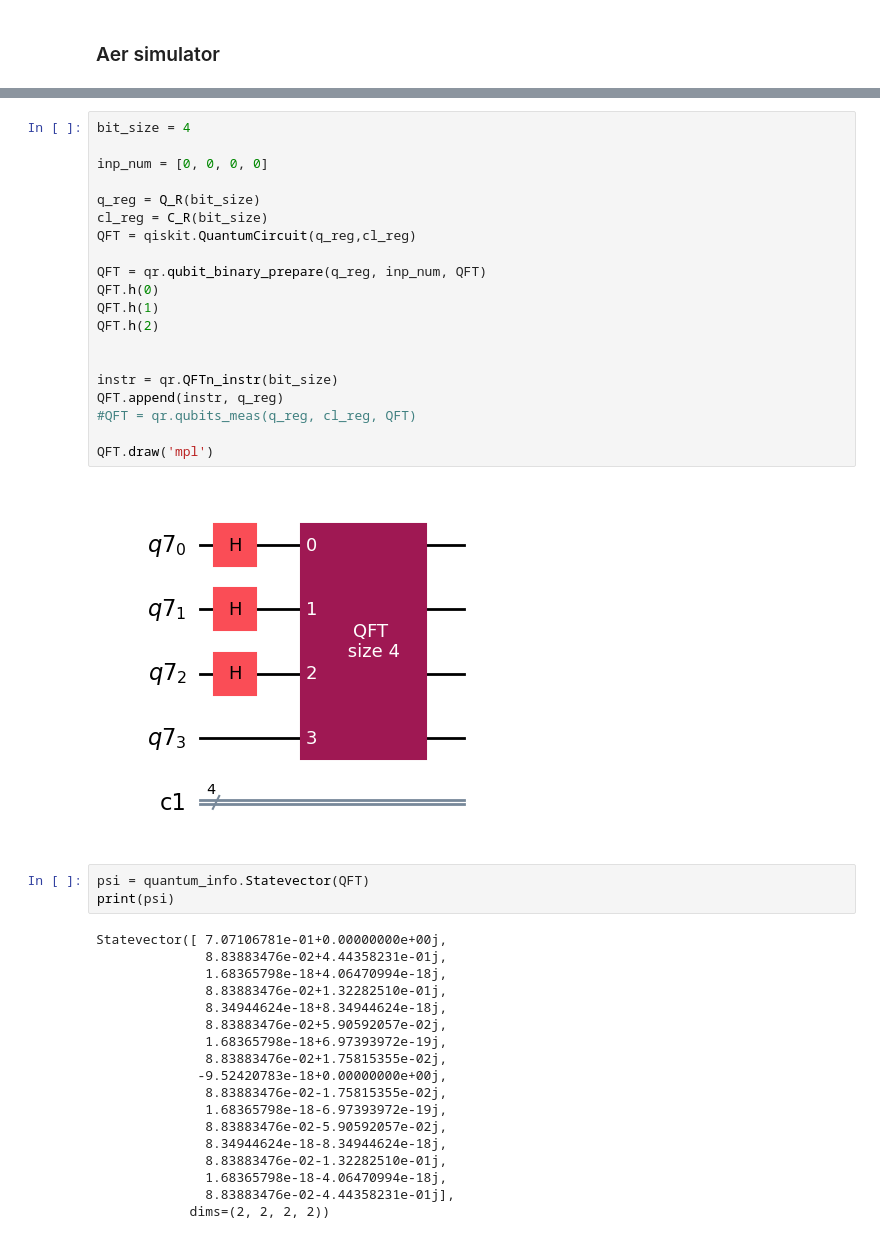
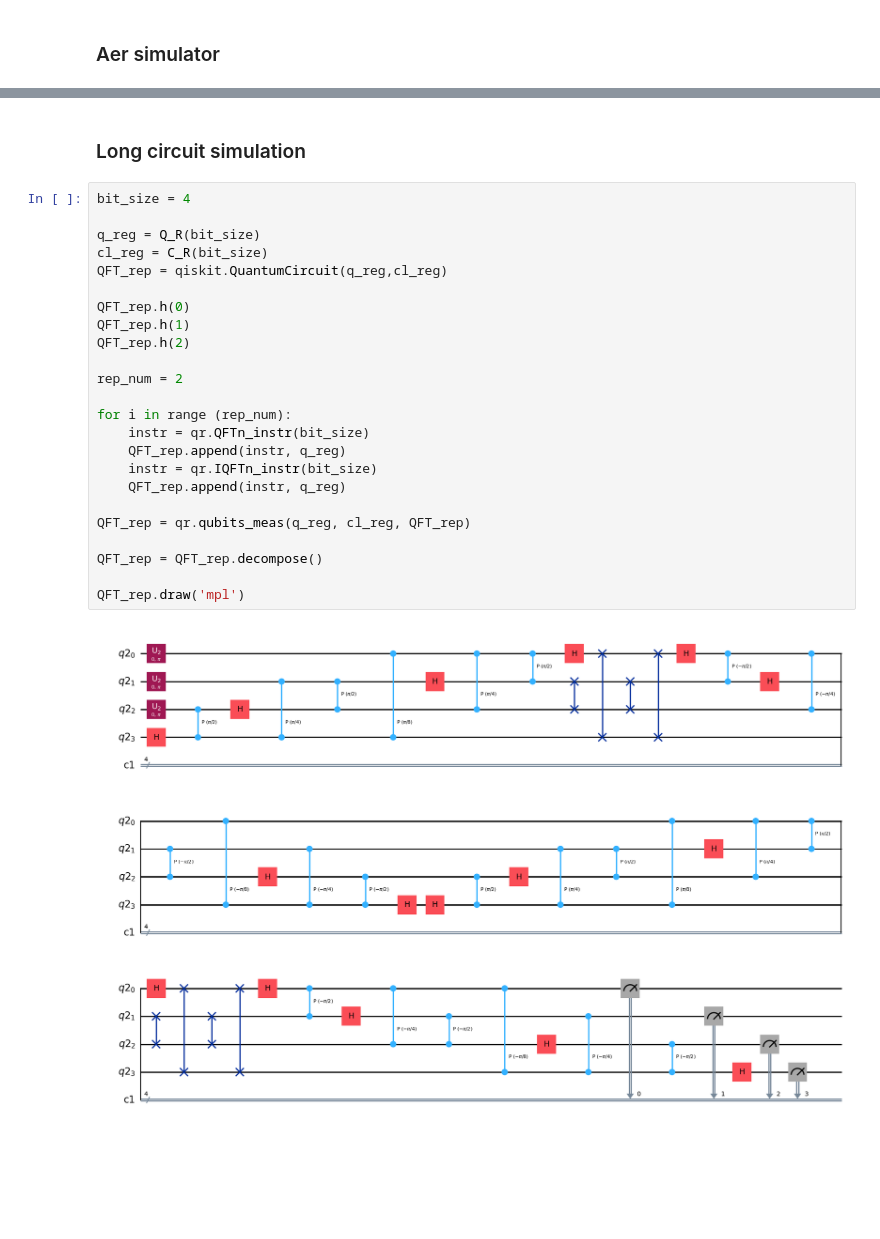
Before and after one commit to OlegUdalov/QC-qiskit-codes, a Jupyter notebook: Testing various Quantum Computers/running_IBM.ipynb, the cells around one changed output, grey strips where cells are left out. Drawn from its saved outputs; the diff is of its cells as text; blank space fills up the shorter version.

```diff
--- a/Testing various Quantum Computers/running_IBM.ipynb
+++ b/Testing various Quantum Computers/running_IBM.ipynb
@@ -148,43 +244,28 @@ from qiskit import quantum_info
+# %% [markdown]
+### Long circuit simulation
 # %%
 bit_size = 4
 
-inp_num = [0, 0, 0, 0]
-
 q_reg = Q_R(bit_size)
 cl_reg = C_R(bit_size)
-QFT = qiskit.QuantumCircuit(q_reg,cl_reg)
+QFT_rep = qiskit.QuantumCircuit(q_reg,cl_reg)
 
-QFT = qr.qubit_binary_prepare(q_reg, inp_num, QFT)
-QFT.h(0)
-QFT.h(1)
-QFT.h(2)
+QFT_rep.h(0)
+QFT_rep.h(1)
+QFT_rep.h(2)
 
+rep_num = 2
 
-instr = qr.QFTn_instr(bit_size)
-QFT.append(instr, q_reg)
-#QFT = qr.qubits_meas(q_reg, cl_reg, QFT)
+for i in range (rep_num):
+    instr = qr.QFTn_instr(bit_size)
+    QFT_rep.append(instr, q_reg)
+    instr = qr.IQFTn_instr(bit_size)
+    QFT_rep.append(instr, q_reg)
 
-QFT.draw('mpl')
+QFT_rep = qr.qubits_meas(q_reg, cl_reg, QFT_rep)
+
+QFT_rep = QFT_rep.decompose()
+
+QFT_rep.draw('mpl')
 # %% [output]
-[figure, old version]
+[figure, new version]
-# %%
-psi = quantum_info.Statevector(QFT)
-print(psi)
-# %% [output]
-Statevector([ 7.07106781e-01+0.00000000e+00j,
-              8.83883476e-02+4.44358231e-01j,
-              1.68365798e-18+4.06470994e-18j,
-              8.83883476e-02+1.32282510e-01j,
-              8.34944624e-18+8.34944624e-18j,
-              8.83883476e-02+5.90592057e-02j,
-              1.68365798e-18+6.97393972e-19j,
-              8.83883476e-02+1.75815355e-02j,
-             -9.52420783e-18+0.00000000e+00j,
-              8.83883476e-02-1.75815355e-02j,
-              1.68365798e-18-6.97393972e-19j,
-              8.83883476e-02-5.90592057e-02j,
-              8.34944624e-18-8.34944624e-18j,
-              8.83883476e-02-1.32282510e-01j,
-              1.68365798e-18-4.06470994e-18j,
-              8.83883476e-02-4.44358231e-01j],
-            dims=(2, 2, 2, 2))
```
Also changed, not shown: parts of 34 cells of this notebook, 8 other files.
